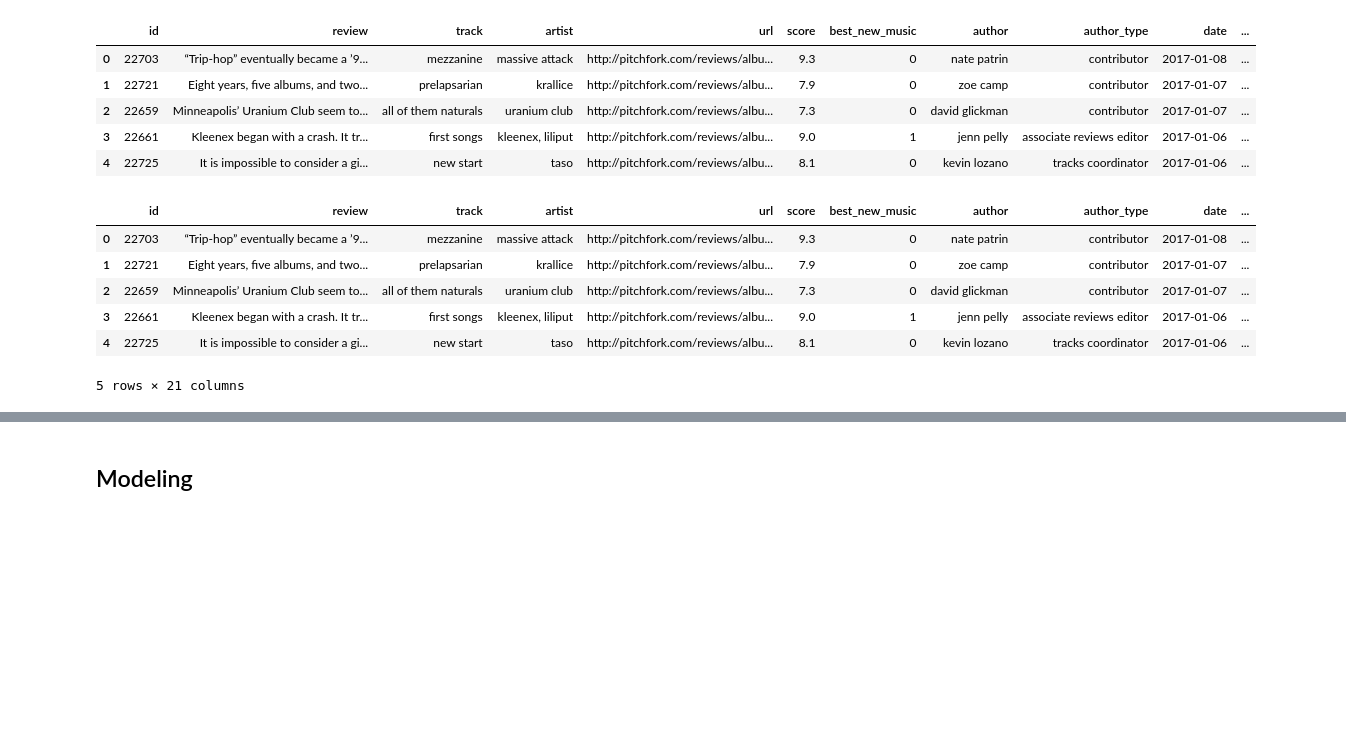
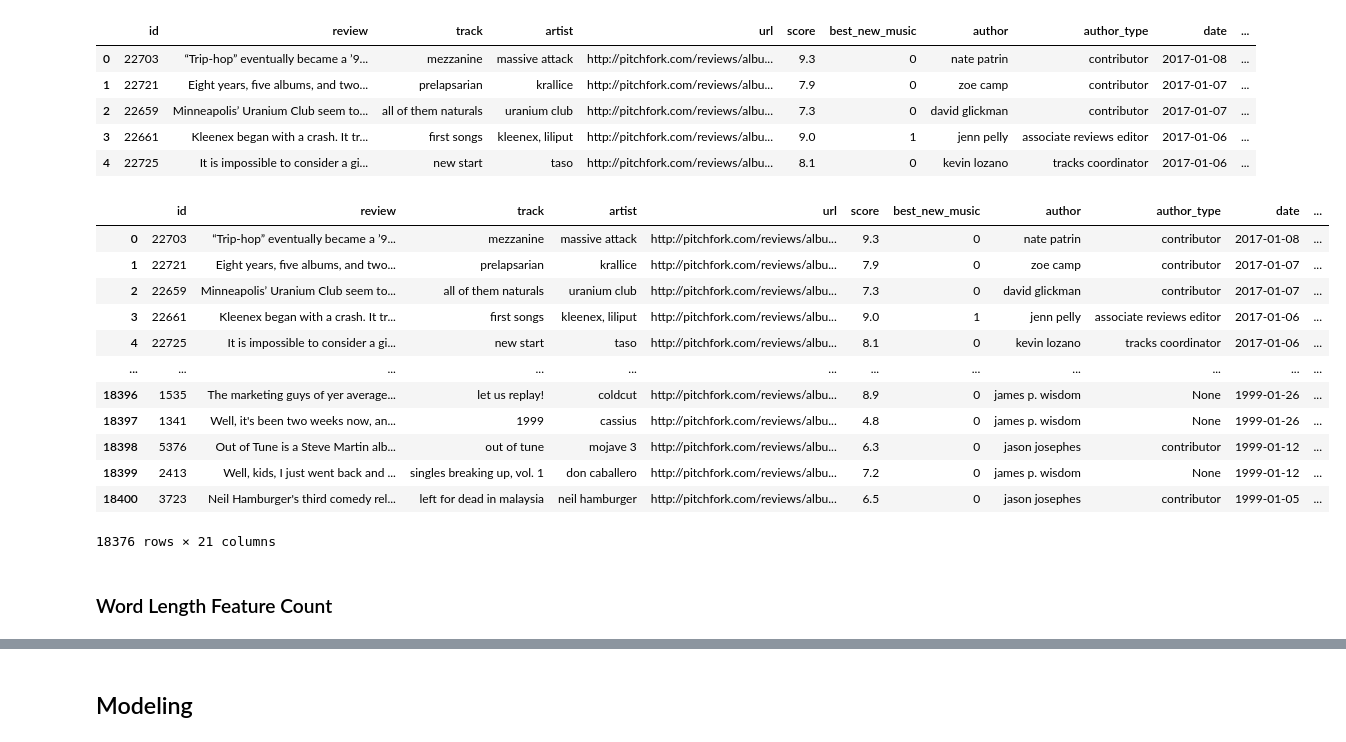
Before and after one commit to Lewy09-Tm25/Album-Reviews-Sentiment-Analysis, a Jupyter notebook: baseline_notebook.ipynb, the cells around one changed output, grey strips where cells are left out. Drawn from its saved outputs; the diff is of its cells as text; code cells hidden in the pictures; blank space fills up the shorter version.

```diff
--- a/baseline_notebook.ipynb
+++ b/baseline_notebook.ipynb
@@ -38,9 +35,9 @@ def sentiment_counter(token_list):
             neu_word_list.append(word)
     return pos_word_list, neg_word_list, neu_word_list
 # %%
-# Adding the sentiments to the df - TEXTBLOB
+# Adding the sentiments to the df
 
-df["Sentiment List (Pos/Neg/Neu)"] = df['preprocessed_review'].apply(lambda x:textblob_sentiment_counter(x.split()))
+df["Sentiment List (Pos/Neg/Neu)"] = df['preprocessed_review'].apply(lambda x:sentiment_counter(x.split()))
 # df.to_parquet("datasets/reviews_w_sentiment.parquet")
 df.head()
 # %% [output]
@@ -70,12 +67,21 @@ df.head()
 # %%
 # Making Labels
 df['label'] = df['score'].apply(lambda sc: 1 if sc>=7 else 0)
 df.head()
+df
 # %% [output]
 |  | id | review | track | artist | url | score | best_new_music | author | author_type | date | ... |
 | 0 | 22703 | “Trip-hop” eventually became a ’9... | mezzanine | massive attack | http://pitchfork.com/reviews/albu... | 9.3 | 0 | nate patrin | contributor | 2017-01-08 | ... |
 | 1 | 22721 | Eight years, five albums, and two... | prelapsarian | krallice | http://pitchfork.com/reviews/albu... | 7.9 | 0 | zoe camp | contributor | 2017-01-07 | ... |
 | 2 | 22659 | Minneapolis’ Uranium Club seem to... | all of them naturals | uranium club | http://pitchfork.com/reviews/albu... | 7.3 | 0 | david glickman | contributor | 2017-01-07 | ... |
 | 3 | 22661 | Kleenex began with a crash. It tr... | first songs | kleenex, liliput | http://pitchfork.com/reviews/albu... | 9.0 | 1 | jenn pelly | associate reviews editor | 2017-01-06 | ... |
 | 4 | 22725 | It is impossible to consider a gi... | new start | taso | http://pitchfork.com/reviews/albu... | 8.1 | 0 | kevin lozano | tracks coordinator | 2017-01-06 | ... |
+| ... | ... | ... | ... | ... | ... | ... | ... | ... | ... | ... | ... |
+| 18396 | 1535 | The marketing guys of yer average... | let us replay! | coldcut | http://pitchfork.com/reviews/albu... | 8.9 | 0 | james p. wisdom | None | 1999-01-26 | ... |
+| 18397 | 1341 | Well, it's been two weeks now, an... | 1999 | cassius | http://pitchfork.com/reviews/albu... | 4.8 | 0 | james p. wisdom | None | 1999-01-26 | ... |
+| 18398 | 5376 | Out of Tune is a Steve Martin alb... | out of tune | mojave 3 | http://pitchfork.com/reviews/albu... | 6.3 | 0 | jason josephes | contributor | 1999-01-12 | ... |
+| 18399 | 2413 | Well, kids, I just went back and ... | singles breaking up, vol. 1 | don caballero | http://pitchfork.com/reviews/albu... | 7.2 | 0 | james p. wisdom | None | 1999-01-12 | ... |
+| 18400 | 3723 | Neil Hamburger's third comedy rel... | left for dead in malaysia | neil hamburger | http://pitchfork.com/reviews/albu... | 6.5 | 0 | jason josephes | contributor | 1999-01-05 | ... |
-5 rows × 21 columns
+18376 rows × 21 columns
+# %% [markdown]
+### Word Length Feature Count
```
Also changed, not shown: parts of 21 cells of this notebook.
